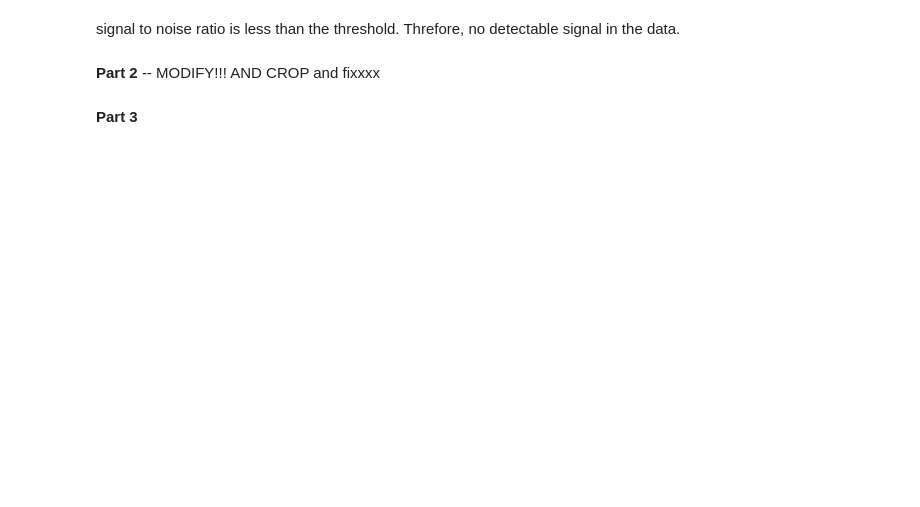
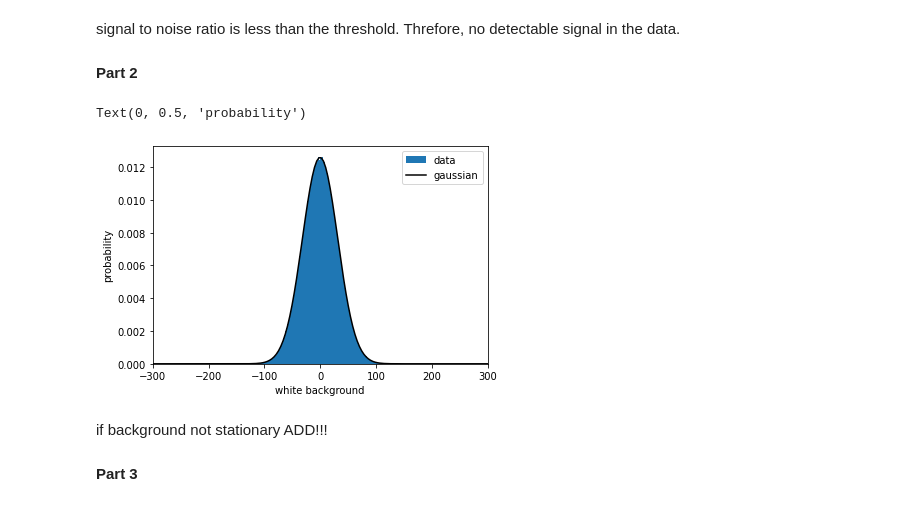
Before and after one commit to margheritawar/PRA3024, a Jupyter notebook: LoadDataFilesGWDA.ipynb, the cells around one changed output. Saved outputs shown, nothing was run; the diff lists cells and outputs as text; code cells hidden in the pictures; blank space fills up the shorter version.

```diff
--- a/LoadDataFilesGWDA.ipynb
+++ b/LoadDataFilesGWDA.ipynb
@@ -364,23 +371,29 @@ pylab.show()
 # %% [markdown]
 signal to noise ratio is less than the threshold. Threfore, no detectable signal in the data.
 # %% [markdown]
-**Part 2** -- MODIFY!!! AND CROP and fixxxx
+**Part 2**
 # %%
 #whitening data
 white_data = (strain.to_frequencyseries() / psds**0.5).to_timeseries()
+white_data = white_data.crop(4,4)
 #histogram of the whitened data
 hist = pylab.hist(white_data,bins=300,density=True,label='data')
 
 #gausiann (data to a normal distribution)
+limits = (-300, 300)
 mean,sd = norm.fit(white_data)
-lns = np.linspace(*limits)
+lns = np.linspace(*limits, 150)
 gauss = norm.pdf(lns,mean,sd)
 #plotting --fix the plotting (or the fitting)
 pylab.plot(lns,gauss,'k',label='gaussian');
 pylab.xlim(*limits);
 pylab.legend();
-# DO TITLE
 pylab.xlabel("white background")
 pylab.ylabel("probability")
+# %% [output]
+Text(0, 0.5, 'probability')
+[figure, added]
+# %% [markdown]
+if background not stationary ADD!!!
 # %% [markdown]
 **Part 3**
```
Also changed, not shown: parts of 26 cells of this notebook.
